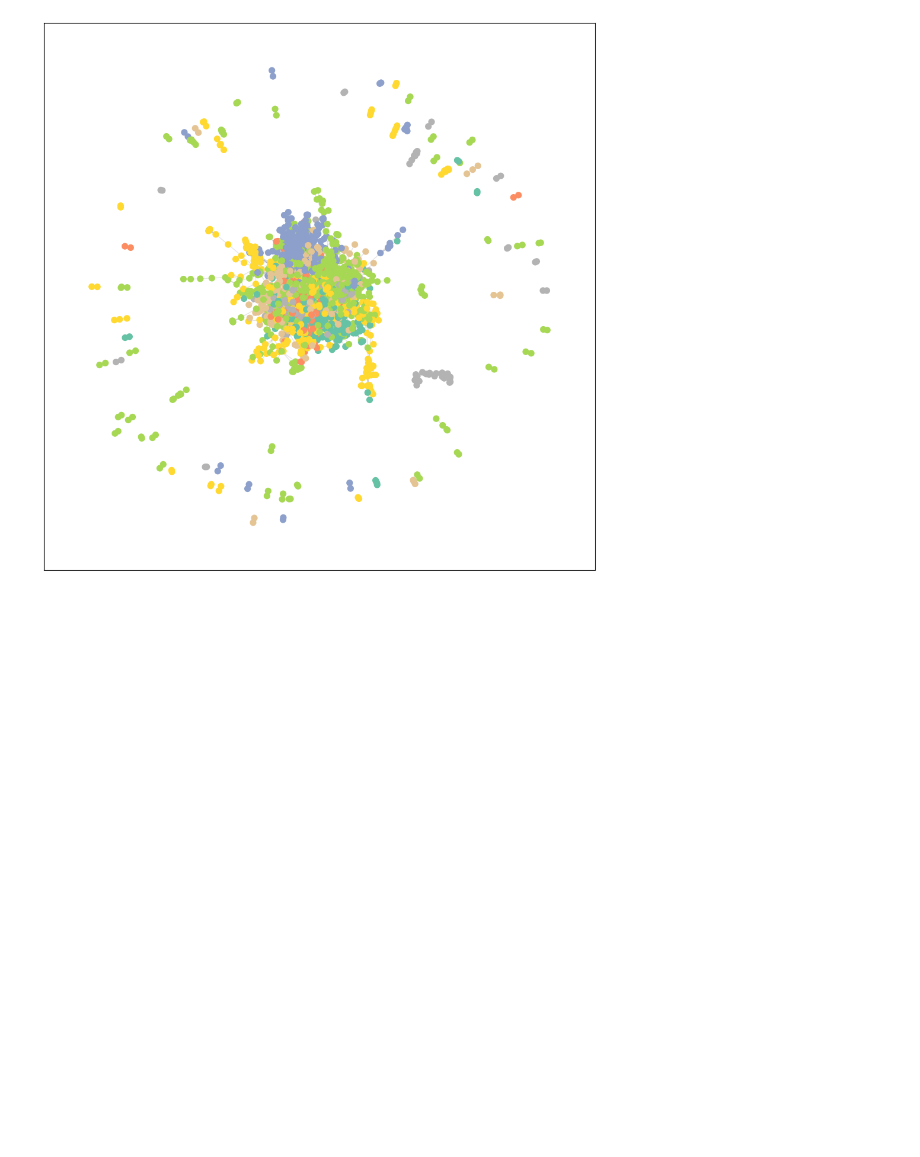
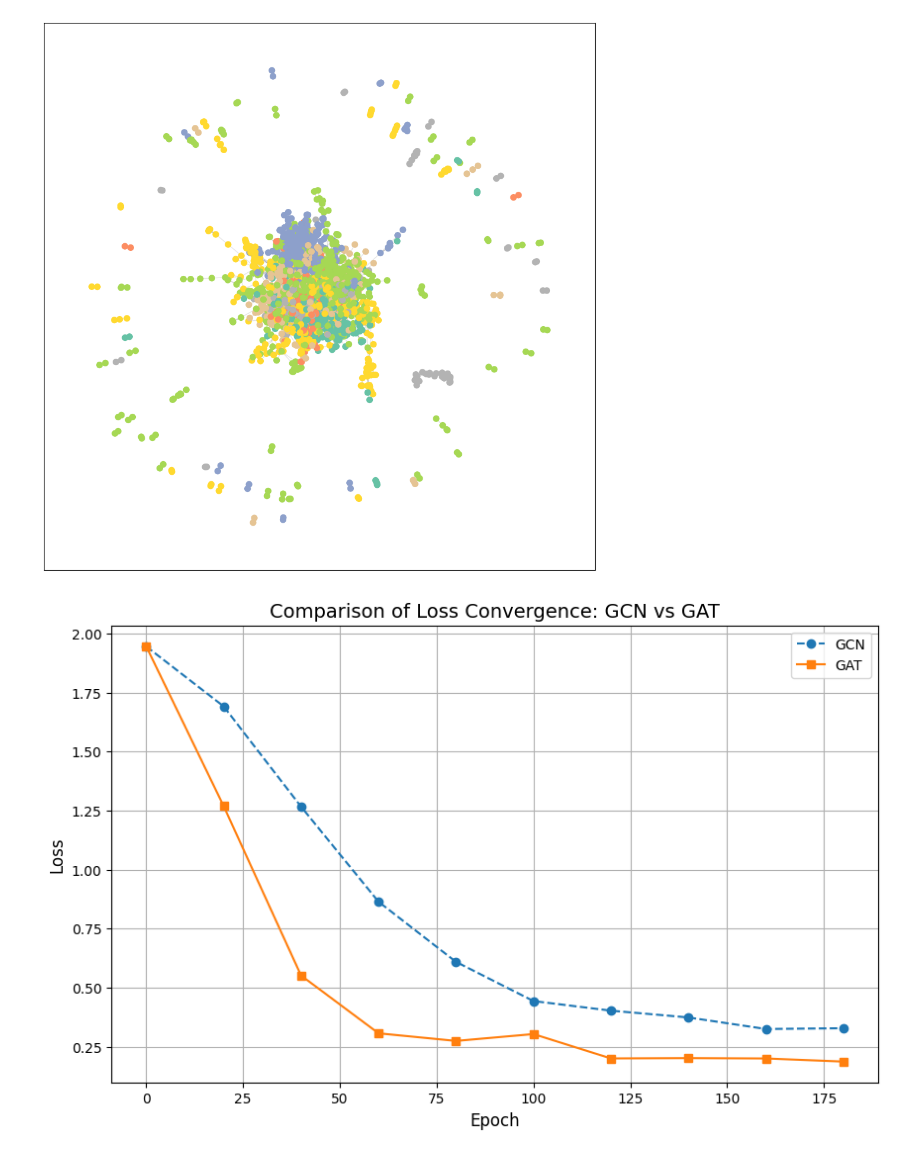
Before and after one commit to yuri3314/gnn-study, a Jupyter notebook: my_gnn.ipynb, the cells around one changed output. Cells and saved outputs as stored; diff of their text form; code cells hidden in the pictures; blank space fills up the shorter version.

```diff
--- a/my_gnn.ipynb
+++ b/my_gnn.ipynb
@@ -326,3 +326,27 @@ pred = model(data).argmax(dim=1)
 plot_graph(data, pred)
 # %% [output]
 [figure]
+# %%
+import matplotlib.pyplot as plt
+
+# データの定義
+epochs = [0, 20, 40, 60, 80, 100, 120, 140, 160, 180]
+gcn_loss = [1.9462, 1.6920, 1.2669, 0.8641, 0.6094, 0.4433, 0.4027, 0.3739, 0.3250, 0.3283]
+gat_loss = [1.9469, 1.2698, 0.5514, 0.3068, 0.2745, 0.3036, 0.2002, 0.2016, 0.2000, 0.1868]
+
+# グラフの設定
+plt.figure(figsize=(10, 6))
+plt.plot(epochs, gcn_loss, label='GCN', marker='o', linestyle='--')
+plt.plot(epochs, gat_loss, label='GAT', marker='s', linestyle='-')
+
+# ラベルとタイトルの追加
+plt.title('Comparison of Loss Convergence: GCN vs GAT', fontsize=14)
+plt.xlabel('Epoch', fontsize=12)
+plt.ylabel('Loss', fontsize=12)
+plt.legend()
+plt.grid(True)
+
+# グラフの表示
+plt.show()
+# %% [output]
+[figure, added]
```
